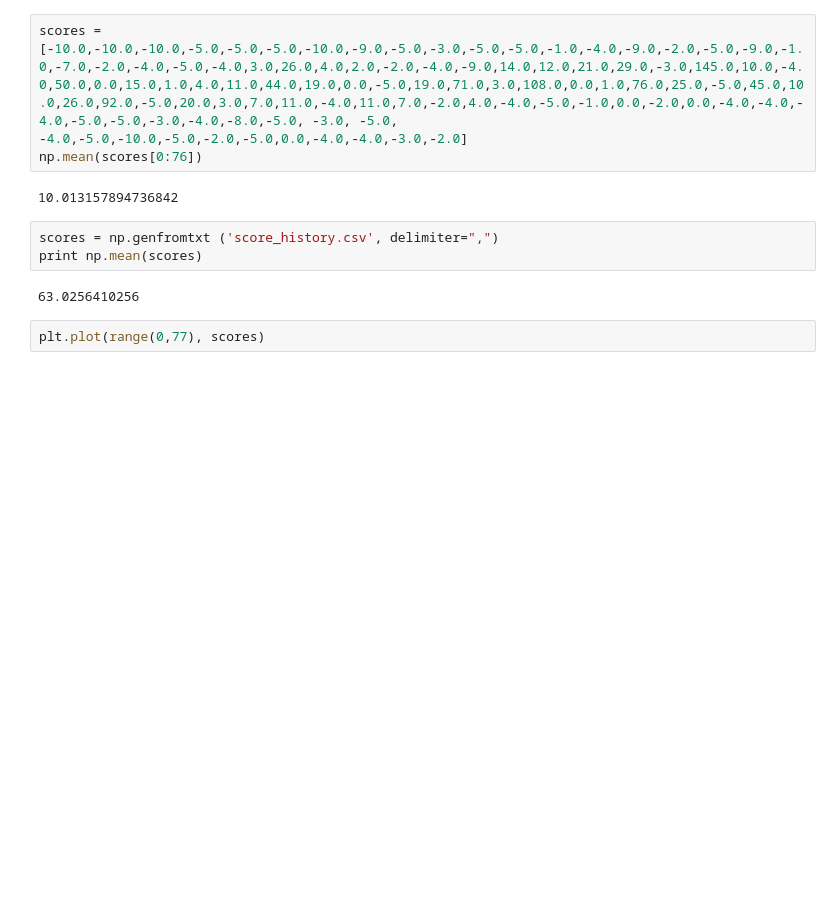
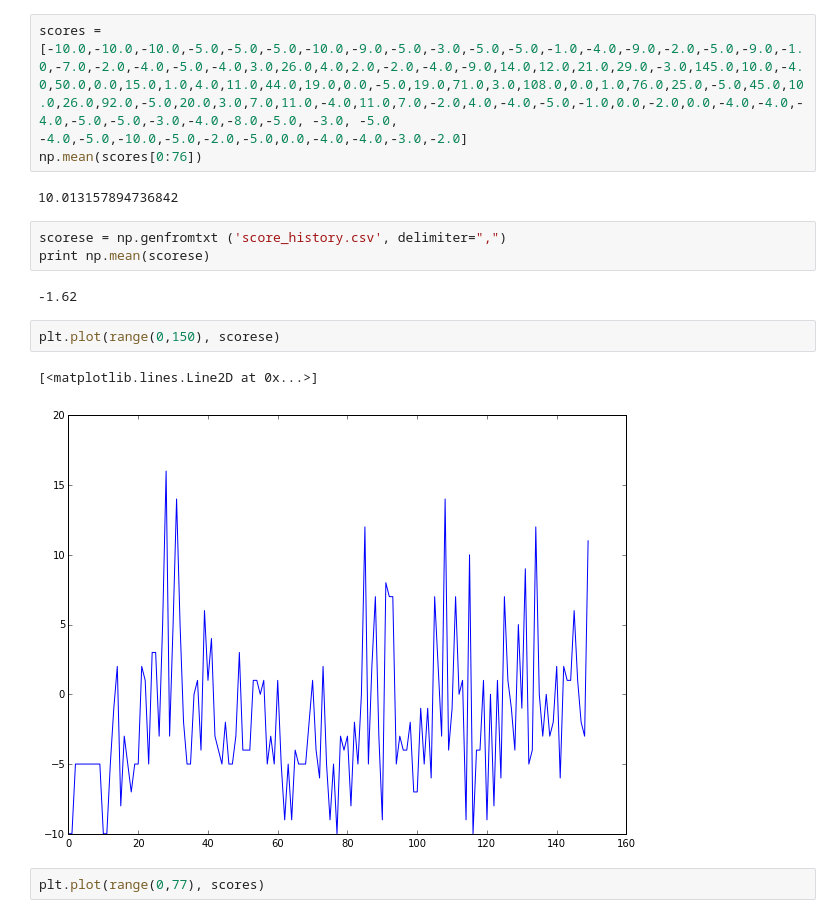
Before and after one commit to georgewu2/cs181-practical4, a Jupyter notebook: practical 4.ipynb, the cells around one changed output. Cells and saved outputs as stored; diff of their text form; blank space fills up the shorter version.

```diff
--- a/practical 4.ipynb
+++ b/practical 4.ipynb
@@ -13,10 +13,15 @@ np.mean(scores[0:76])
 # %% [output]
 10.013157894736842
 # %%
-scores = np.genfromtxt ('score_history.csv', delimiter=",")
-print np.mean(scores)
+scorese = np.genfromtxt ('score_history.csv', delimiter=",")
+print np.mean(scorese)
 # %% [output]
-63.0256410256
+-1.62
+# %%
+plt.plot(range(0,150), scorese)
+# %% [output]
+[<matplotlib.lines.Line2D at 0x...>]
+[figure, added]
 # %%
 plt.plot(range(0,77), scores)
 # %% [output]
```
Also changed, not shown: parts of 1 cell of this notebook, 5 other files.
